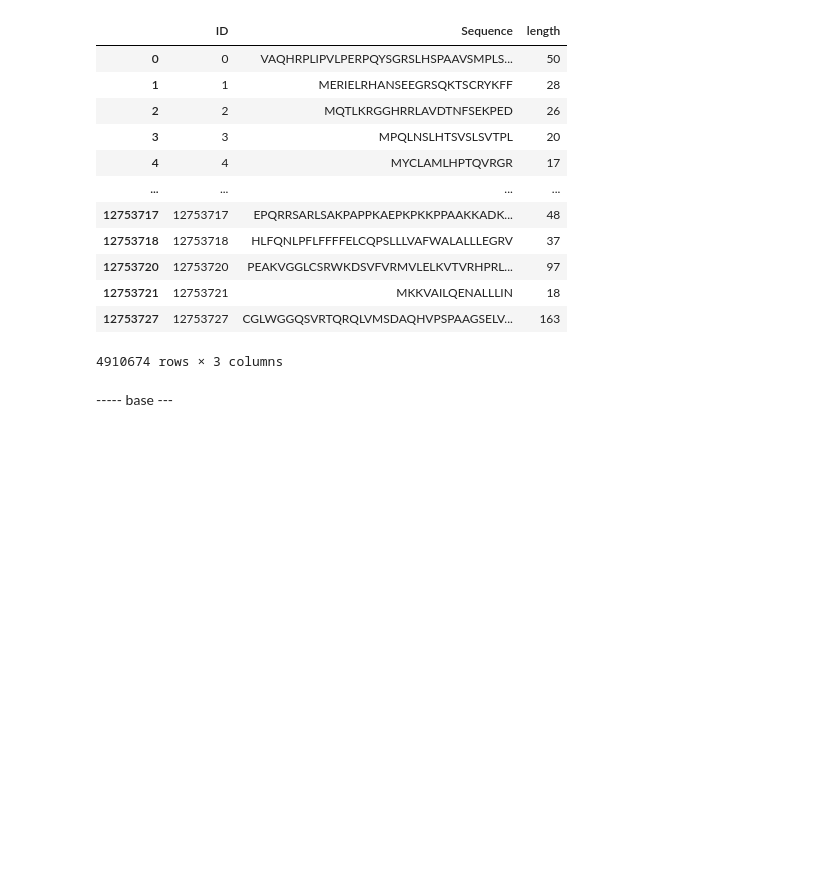
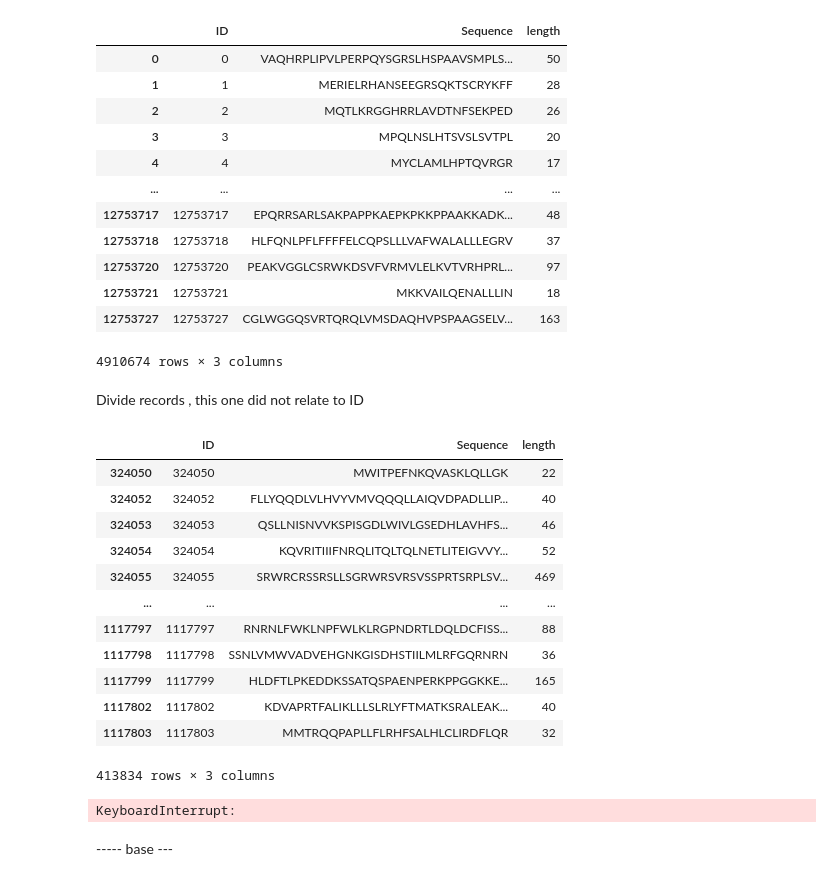
Before and after one commit to silenus092/AMPsDetector, a Jupyter notebook: Unirep/Jax-Unirep/jax_unirep_prod-PoisonFrog.ipynb, the cells around one changed output. Cells and saved outputs as stored; diff of their text form; code cells hidden in the pictures; blank space fills up the shorter version.

```diff
--- a/Unirep/Jax-Unirep/jax_unirep_prod-PoisonFrog.ipynb
+++ b/Unirep/Jax-Unirep/jax_unirep_prod-PoisonFrog.ipynb
@@ -71,6 +88,8 @@ df
 | 12753721 | 12753721 | MKKVAILQENALLLIN | 18 |
 | 12753727 | 12753727 | CGLWGGQSVRTQRQLVMSDAQHVPSPAAGSELV... | 163 |
 4910674 rows × 3 columns
+# %% [markdown]
+Divide records , this one did not relate to ID
 # %%
 #0-613834
 #613834-1277668
@@ -80,11 +99,31 @@ df
 # 3069170-3683004
 #3683004-4296838
 # 4296838 - 4910674
-df1 = df.iloc[0:613834, :]
-df2 = df.iloc[613834:1277668, :]
-df3 = df.iloc[1277668:1841502, :]
-df4 = df.iloc[1841502:2455336, :]
-df5 = df.iloc[2455336:3069170, :]
-df6 = df.iloc[3069170:3683004, :]
-df7 = df.iloc[3683004:4296838, :]
-df8 = df.iloc[4296838:4910674, :]
+df1 = df.iloc[0:200000, :]
+df2 = df.iloc[200000:613834, :]
+
+
+#df1_1 = df.iloc[200000:613834, :]
+#df2 = df.iloc[613834:1277668, :]
+#df3 = df.iloc[1277668:1841502, :]
+#df4 = df.iloc[1841502:2455336, :]
+#df5 = df.iloc[2455336:3069170, :]
+#df6 = df.iloc[3069170:3683004, :]
+#df7 = df.iloc[3683004:4296838, :]
+#df8 = df.iloc[4296838:4910674, :]
+# %%
+df2
+# %% [output]
+|  | ID | Sequence | length |
+| 324050 | 324050 | MWITPEFNKQVASKLQLLGK | 22 |
+| 324052 | 324052 | FLLYQQDLVLHVYVMVQQQLLAIQVDPADLLIP... | 40 |
+| 324053 | 324053 | QSLLNISNVVKSPISGDLWIVLGSEDHLAVHFS... | 46 |
+| 324054 | 324054 | KQVRITIIIFNRQLITQLTQLNETLITEIGVVY... | 52 |
+| 324055 | 324055 | SRWRCRSSRSLLSGRWRSVRSVSSPRTSRPLSV... | 469 |
+| ... | ... | ... | ... |
+| 1117797 | 1117797 | RNRNLFWKLNPFWLKLRGPNDRTLDQLDCFISS... | 88 |
+| 1117798 | 1117798 | SSNLVMWVADVEHGNKGISDHSTIILMLRFGQRNRN | 36 |
+| 1117799 | 1117799 | HLDFTLPKEDDKSSATQSPAENPERKPPGGKKE... | 165 |
+| 1117802 | 1117802 | KDVAPRTFALIKLLLSLRLYFTMATKSRALEAK... | 40 |
+| 1117803 | 1117803 | MMTRQQPAPLLFLRHFSALHLCLIRDFLQR | 32 |
+413834 rows × 3 columns
@@ -91,5 +139,6 @@ df8 = df.iloc[4296838:4910674, :]
 # %%
-df1 = df.iloc[0:613834, :]
 _h_avg, h_final, c_final= get_reps(df1['Sequence'].to_list())
-df1['reps']=_h_avg.tolist()
-df1.to_pickle("/home/kongkitimanonk/SCRATCH_NOBAK/phase3/PoisonFrog.len15.0_613834.pkl")
+df1['reps']=_h_avg.tolist() # if there is a problem , might be here , possible solution is reindexing
+df1.to_pickle("/home/kongkitimanonk/SCRATCH_NOBAK/phase3/PoisonFrog.len15.0_200000.pkl") # dont forget to change the file name to 0_613834
+# %% [output]
+KeyboardInterrupt:
```
Also changed, not shown: parts of 7 cells of this notebook, 10 other files.
